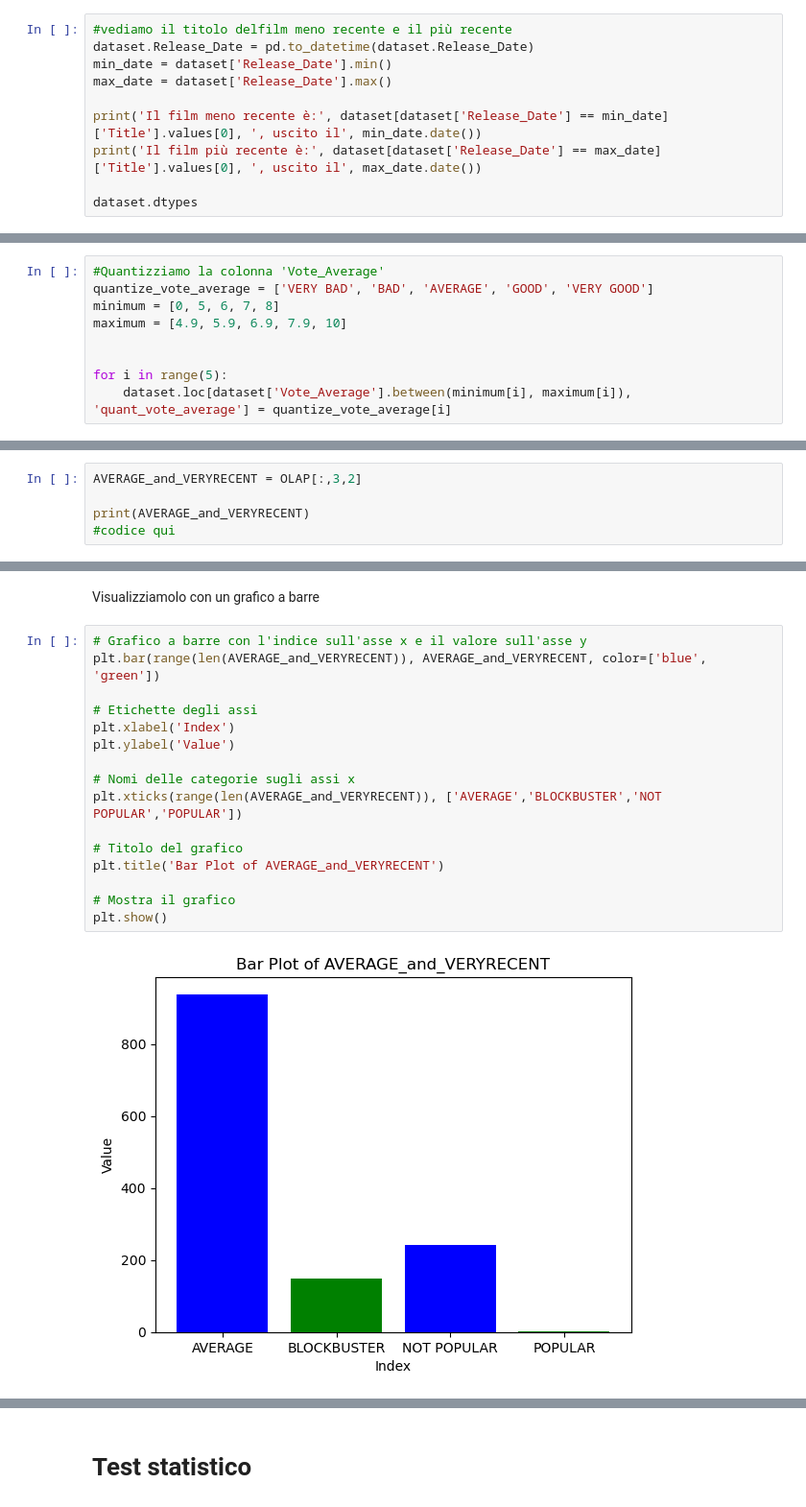
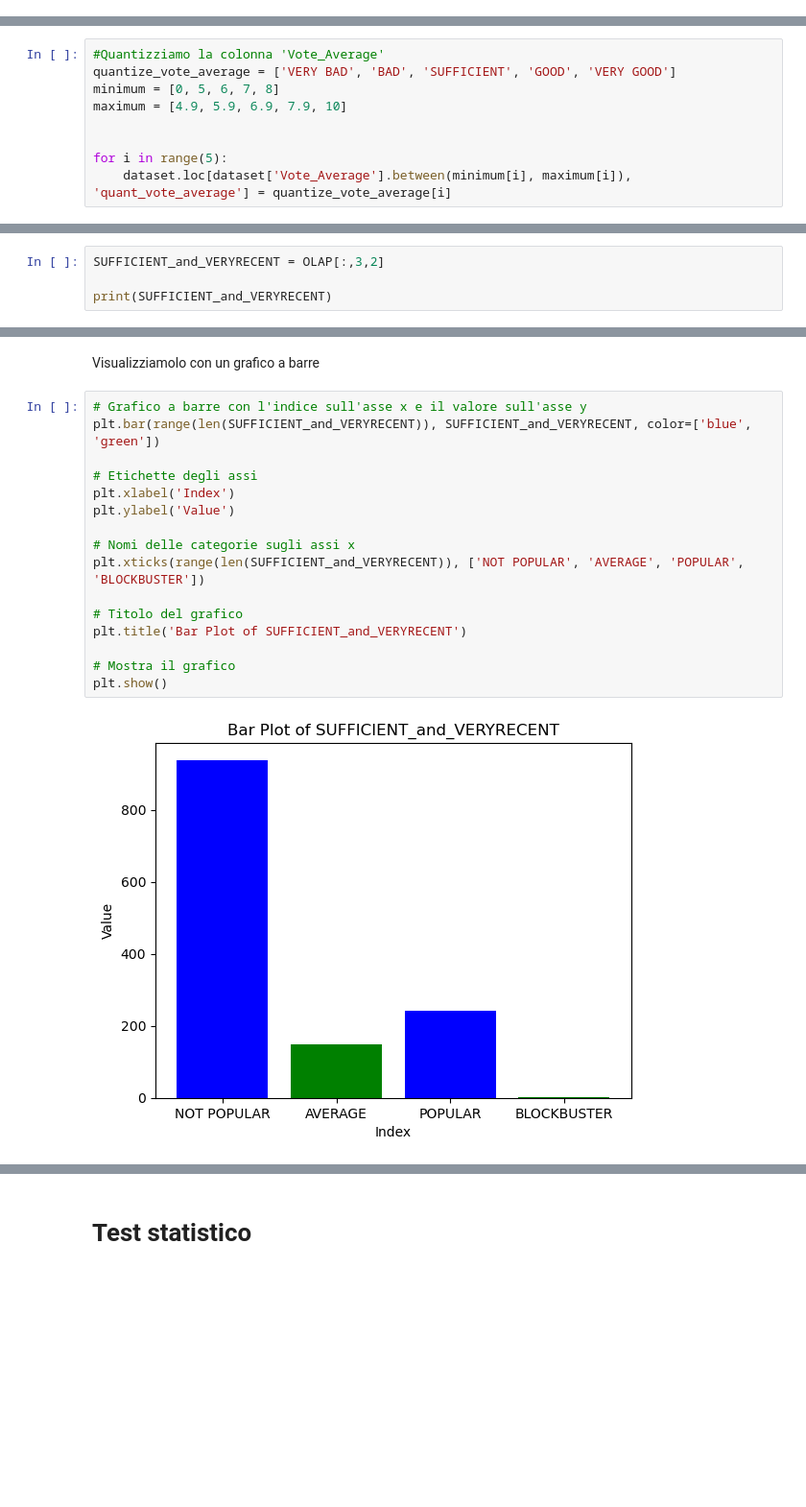
Before and after one commit to giampyhatesyou/Ids, a Jupyter notebook: pr.ipynb, the cells around one changed output, grey strips where cells are left out. Shown at 96% size. Drawn from its saved outputs; the diff is of its cells as text; blank space fills up the shorter version.

```diff
--- a/pr.ipynb
+++ b/pr.ipynb
@@ -124,10 +125,0 @@ dtype: object
-# %%
-#vediamo il titolo delfilm meno recente e il più recente
-dataset.Release_Date = pd.to_datetime(dataset.Release_Date)
-min_date = dataset['Release_Date'].min()
-max_date = dataset['Release_Date'].max()
-
-print('Il film meno recente è:', dataset[dataset['Release_Date'] == min_date]['Title'].values[0], ', uscito il', min_date.date())
-print('Il film più recente è:', dataset[dataset['Release_Date'] == max_date]['Title'].values[0], ', uscito il', max_date.date())
-
-dataset.dtypes
@@ -229,6 +188,6 @@ Name: quant_Release_Date, Length: 9826, dtype: object
 # %%
 #Quantizziamo la colonna 'Vote_Average'
-quantize_vote_average = ['VERY BAD', 'BAD', 'AVERAGE', 'GOOD', 'VERY GOOD']
+quantize_vote_average = ['VERY BAD', 'BAD', 'SUFFICIENT', 'GOOD', 'VERY GOOD']
 minimum = [0, 5, 6, 7, 8]
 maximum = [4.9, 5.9, 6.9, 7.9, 10]
 
@@ -339,27 +284,26 @@ Ora facciamo un dicing...
 # %%
-AVERAGE_and_VERYRECENT = OLAP[:,3,2]
+SUFFICIENT_and_VERYRECENT = OLAP[:,3,2]
 
-print(AVERAGE_and_VERYRECENT)
-#codice qui
+print(SUFFICIENT_and_VERYRECENT)
 # %% [output]
 [938. 148. 242.   1.]
 # %% [markdown]
 Visualizziamolo con un grafico a barre
 # %%
 # Grafico a barre con l'indice sull'asse x e il valore sull'asse y
-plt.bar(range(len(AVERAGE_and_VERYRECENT)), AVERAGE_and_VERYRECENT, color=['blue', 'green'])
+plt.bar(range(len(SUFFICIENT_and_VERYRECENT)), SUFFICIENT_and_VERYRECENT, color=['blue', 'green'])
 
 # Etichette degli assi
 plt.xlabel('Index')
 plt.ylabel('Value')
 
 # Nomi delle categorie sugli assi x
-plt.xticks(range(len(AVERAGE_and_VERYRECENT)), ['AVERAGE','BLOCKBUSTER','NOT POPULAR','POPULAR'])
+plt.xticks(range(len(SUFFICIENT_and_VERYRECENT)), ['NOT POPULAR', 'AVERAGE', 'POPULAR', 'BLOCKBUSTER'])
 
 # Titolo del grafico
-plt.title('Bar Plot of AVERAGE_and_VERYRECENT')
+plt.title('Bar Plot of SUFFICIENT_and_VERYRECENT')
 
 # Mostra il grafico
 plt.show()
 # %% [output]
-[figure, old version]
+[figure, new version]
```
Also changed, not shown: parts of 51 cells of this notebook.
